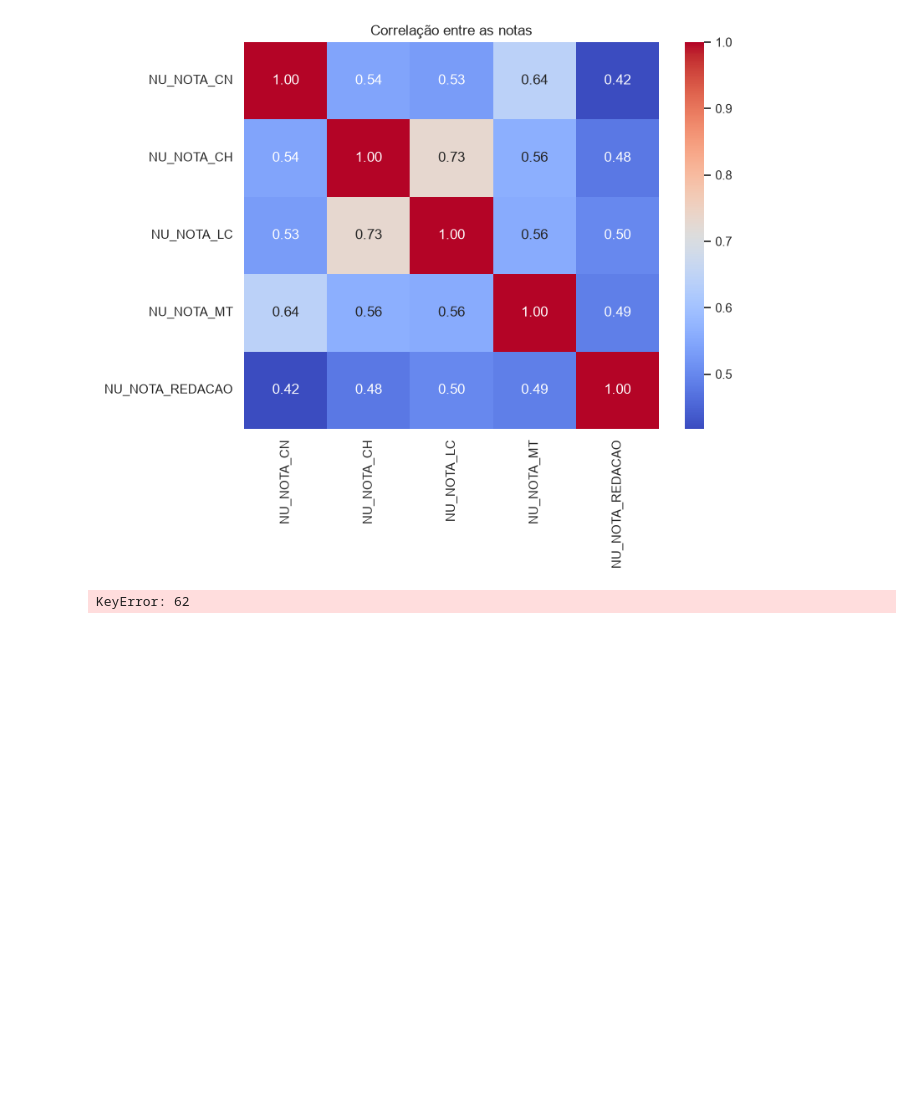
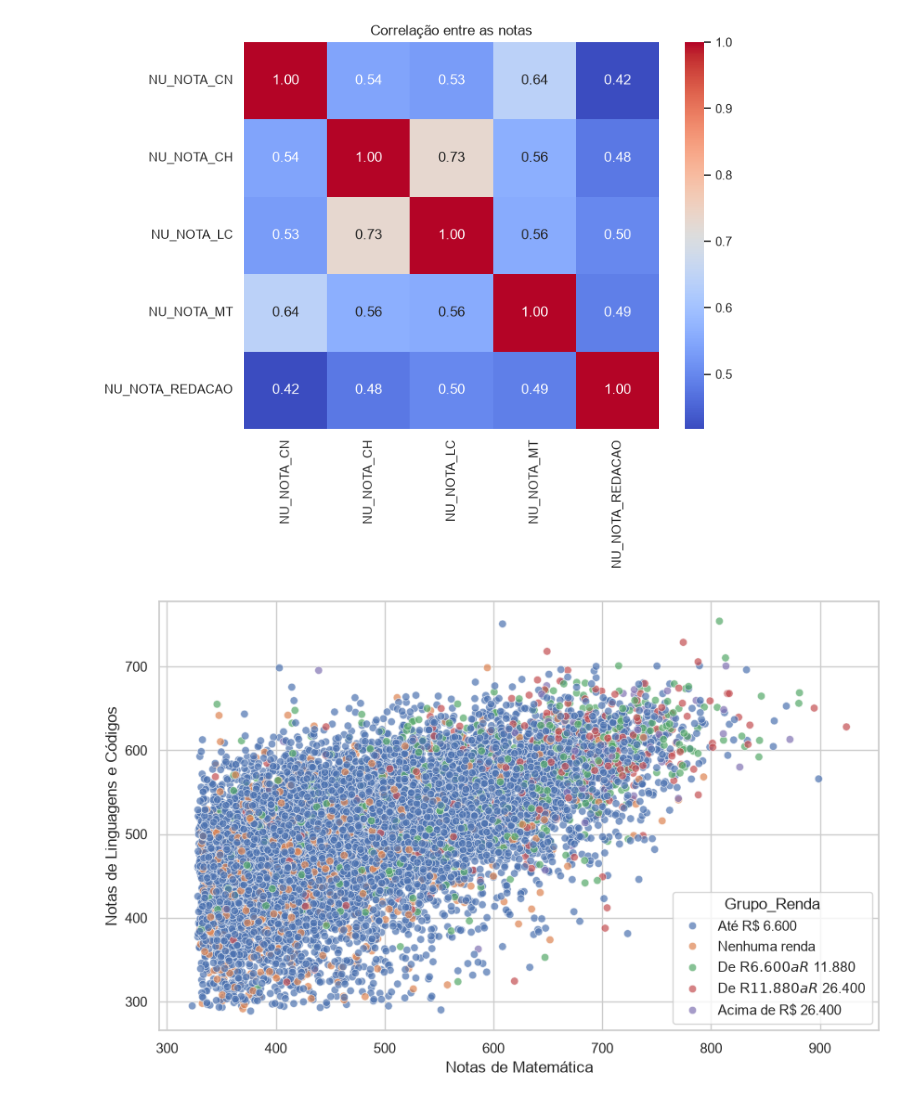
Before and after one commit to mvs105/TESI1---2026.1, a Jupyter notebook: analise_exploratoria_enem_acre.ipynb, the cells around one changed output. Cells and saved outputs as stored; diff of their text form; code cells hidden in the pictures; blank space fills up the shorter version.

Commit message:
feat: Dispersão com Grupo de Rendas

```diff
--- a/analise_exploratoria_enem_acre.ipynb
+++ b/analise_exploratoria_enem_acre.ipynb
@@ -347,35 +347,47 @@ mapeamento_grupos = {
     "B": "Até R$ 6.600",
     "C": "Até R$ 6.600",
     "D": "Até R$ 6.600",
     "E": "Até R$ 6.600",
     "F": "Até R$ 6.600",
     "G": "Até R$ 6.600",
     "H": "Até R$ 6.600",
     "I": "De R$ 6.600 a R$ 11.880",
     "J": "De R$ 6.600 a R$ 11.880",
     "K": "De R$ 6.600 a R$ 11.880",
     "L": "De R$ 6.600 a R$ 11.880",
     "M": "De R$ 11.880 a R$ 26.400",
     "N": "De R$ 11.880 a R$ 26.400",
     "O": "De R$ 11.880 a R$ 26.400",
     "P": "De R$ 11.880 a R$ 26.400",
     "Q": "Acima de R$ 26.400",
 }
 
-contagem = df_renda.value_counts().sort_index()
+df_acre_copia = df_acre.copy()
+df_acre_copia["Grupo_Renda"] = df_acre_copia["Q006"].map(mapeamento_grupos)
 
-nomes_eixo_x = [mapeamento_grupos[codigo] for codigo in contagem.index]
+ordem_desejada = [
+    "Nenhuma renda",
+    "Até R$ 6.600",
+    "De R$ 6.600 a R$ 11.880",
+    "De R$ 11.880 a R$ 26.400",
+    "Acima de R$ 26.400",
+]
 
-df_acre_filtrado = df_acre[(df_acre["NU_NOTA_MT"] > 0) & (df_acre["NU_NOTA_LC"] > 0)]
+# 4. Fazer a contagem baseada na ordem correta que definimos acima
+df_renda_agrupada = (
+    df_acre_copia["Grupo_Renda"].value_counts().reindex(ordem_desejada)
+)
+
+df_acre_filtrado = df_acre_copia[(df_acre_copia["NU_NOTA_MT"] > 0) & (df_acre_copia["NU_NOTA_LC"] > 0)]
 sns.scatterplot(
 data=df_acre_filtrado, x='NU_NOTA_MT',
-y='NU_NOTA_LC', alpha=0.7, hue='TP_SEXO'
+y='NU_NOTA_LC', alpha=0.7, hue='Grupo_Renda'
 )
 
 plt.title('')
 plt.xlabel('Notas de Matemática')
 plt.ylabel('Notas de Linguagens e Códigos')
 
 plt.show()
 # %% [output]
-KeyError: 62
+[figure, added]
```
